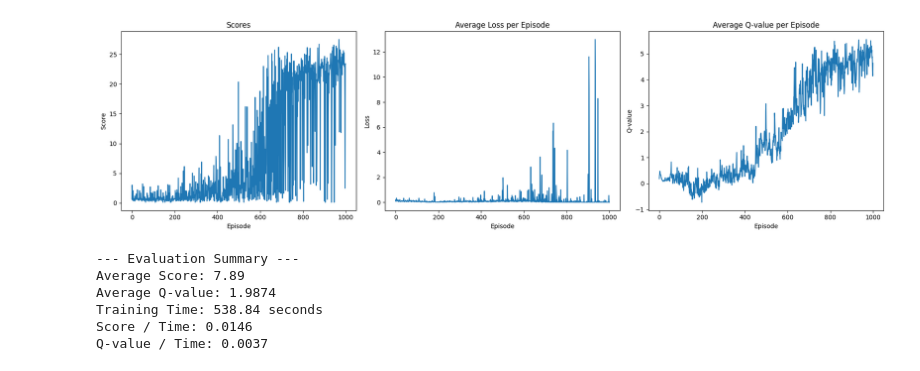
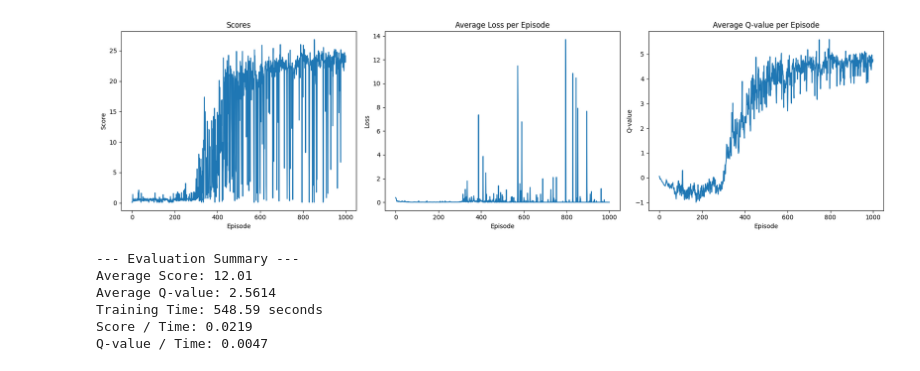
Before and after one commit to gpantunes/Project2-Deep_Learning, a Jupyter notebook: task1.ipynb, the cells around one changed output. Cells and saved outputs as stored; diff of their text form; code cells hidden in the pictures.

```diff
--- a/task1.ipynb
+++ b/task1.ipynb
@@ -341,7 +341,7 @@ def evaluate_efficiency(scores, q_values, total_time):
 """
 def train_dqn_simple(env, model, using_heuristic=False, heuristic=None):
     optimizer = optim.Adam(model.parameters(), lr=LEARNING_RATE)
-    epsilon = 0.05
+    epsilon = 0.005
 
     scores = []
     losses = []
@@ -431,7 +431,7 @@ heuristic = SnakeHeuristic(game_instance)
 model = SnakeDQN(state_shape, n_actions=3).to(device)
 
 start = time.time()
-trained_model, scores, losses, q_values = train_dqn_simple(game_instance, model, using_heuristic=True, heuristic=heuristic)
+trained_model, scores, losses, q_values = train_dqn_simple(game_instance, model, using_heuristic=False, heuristic=heuristic)
 end = time.time()
 
 # Plot
@@ -460,10 +460,10 @@ Episode 1000, Avg Score: 22.39, Epsilon: 0.050
-[figure, old version]
+[figure, new version]
 --- Evaluation Summary ---
-Average Score: 7.89
-Average Q-value: 1.9874
-Training Time: 538.84 seconds
-Score / Time: 0.0146
-Q-value / Time: 0.0037
+Average Score: 12.01
+Average Q-value: 2.5614
+Training Time: 548.59 seconds
+Score / Time: 0.0219
+Q-value / Time: 0.0047
 # %%
 def plot_board(board,text=None):
     plt.figure(figsize=(2,2))
```
Also changed, not shown: parts of 1 cell of this notebook.
